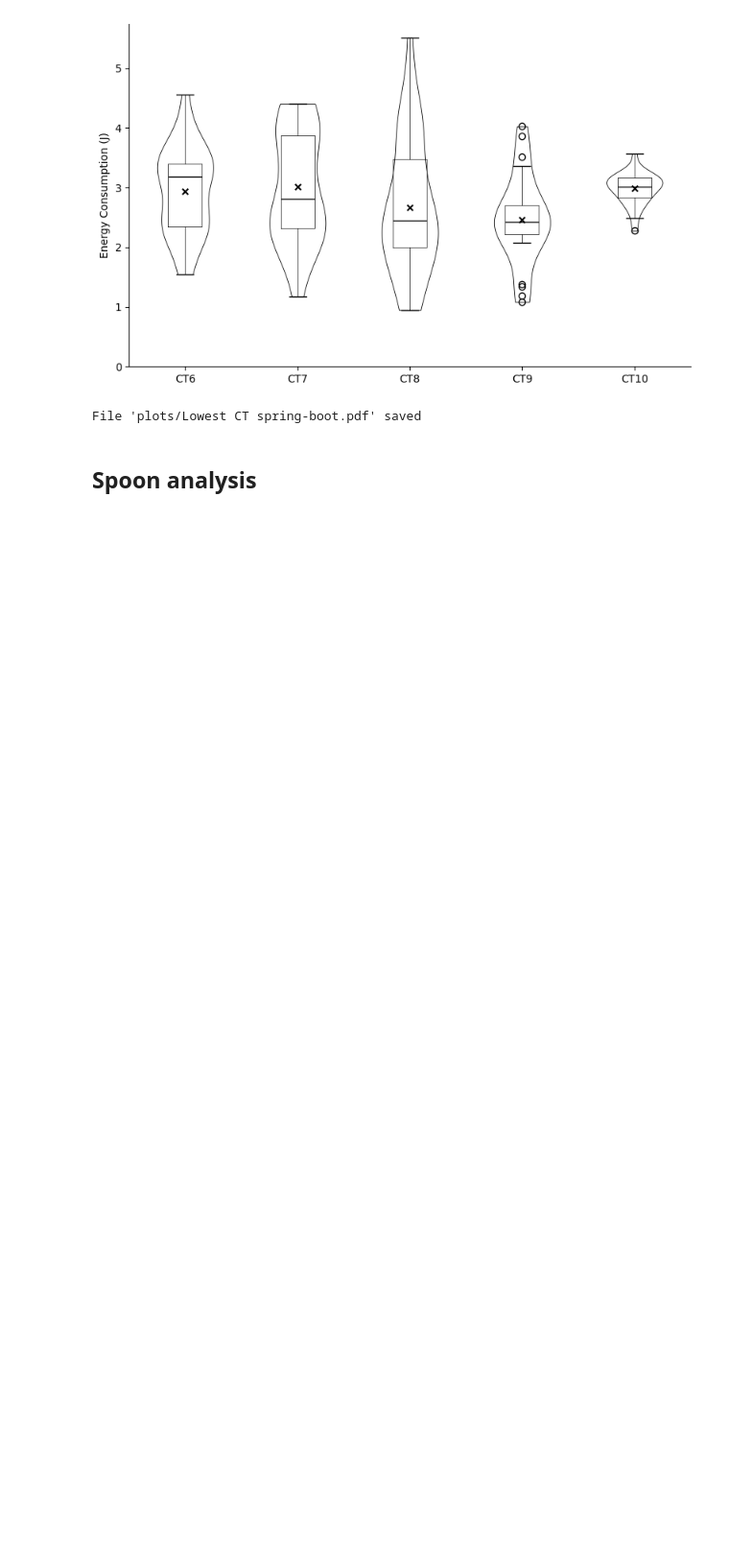
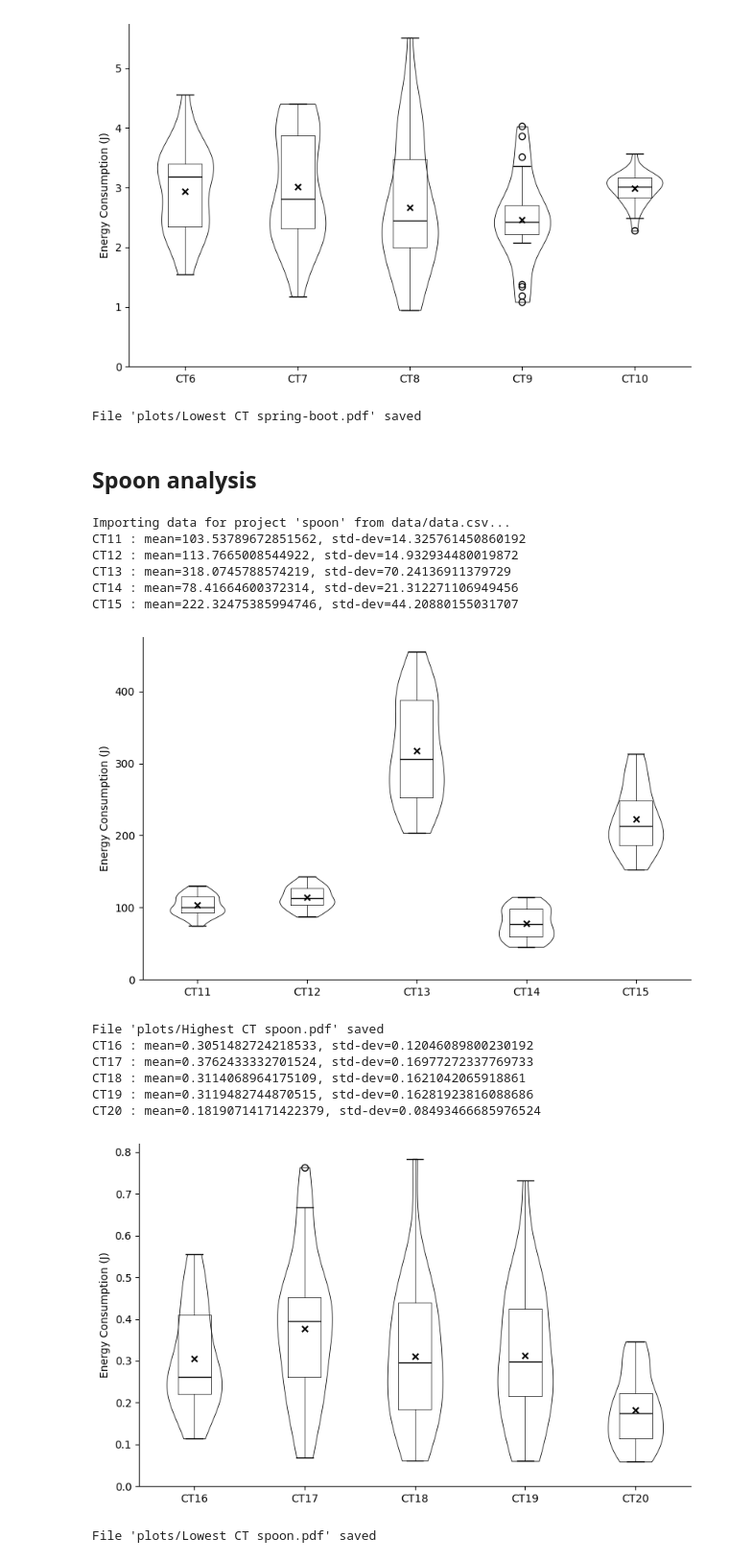
Before and after one commit to JeromeMaquoi/sentinel-notebook, a Jupyter notebook: analysis.ipynb, the cells around one changed output. Shown at 96% size. Cells and saved outputs as stored; diff of their text form; code cells hidden in the pictures; blank space fills up the shorter version.

```diff
--- a/analysis.ipynb
+++ b/analysis.ipynb
@@ -22,0 +36,28 @@ from project_data import ProjectData
+# %%
+from project_data import ProjectData
+
+data_spoon = ProjectData.import_for_project_from_csv("data/data.csv", "spoon")
+
+highest_spoon = data_spoon.filter_highest()
+highest_spoon.show_mean_and_std_dev()
+highest_spoon.plot_quantiles(highest=True, save=True)
+
+lowest_spoon = data_spoon.filter_lowest()
+lowest_spoon.show_mean_and_std_dev()
+lowest_spoon.plot_quantiles(highest=False, save=True)
+# %% [output]
+Importing data for project 'spoon' from data/data.csv...
+CT11 : mean=103.53789672851562, std-dev=14.325761450860192
+CT12 : mean=113.7665008544922, std-dev=14.932934480019872
+CT13 : mean=318.0745788574219, std-dev=70.24136911379729
+CT14 : mean=78.41664600372314, std-dev=21.312271106949456
+CT15 : mean=222.32475385994746, std-dev=44.20880155031707
+[figure, added]
+File 'plots/Highest CT spoon.pdf' saved
+CT16 : mean=0.3051482724218533, std-dev=0.12046089800230192
+CT17 : mean=0.3762433332701524, std-dev=0.16977272337769733
+CT18 : mean=0.3114068964175109, std-dev=0.1621042065918861
+CT19 : mean=0.3119482744870515, std-dev=0.16281923816088686
+CT20 : mean=0.18190714171422379, std-dev=0.08493466685976524
+[figure, added]
+File 'plots/Lowest CT spoon.pdf' saved
```
Also changed, not shown: parts of 2 cells of this notebook, 3 other files.
